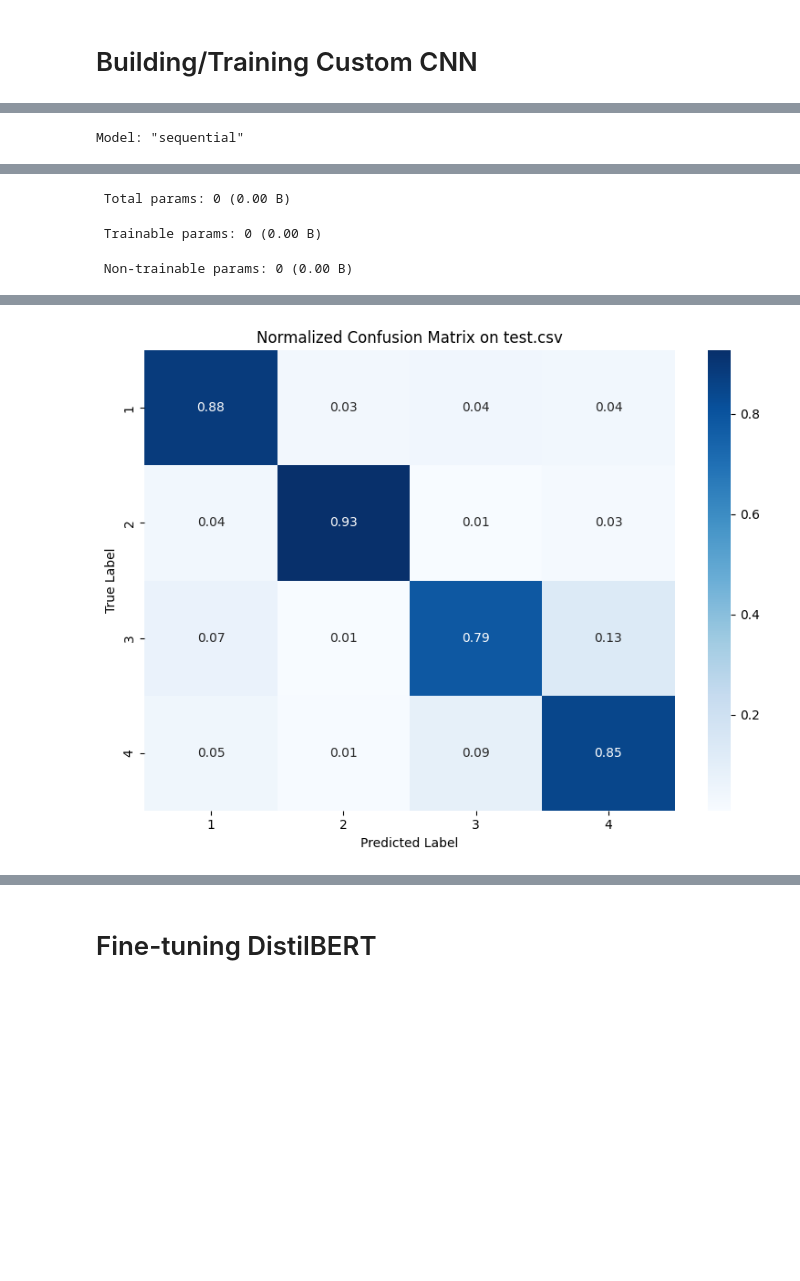
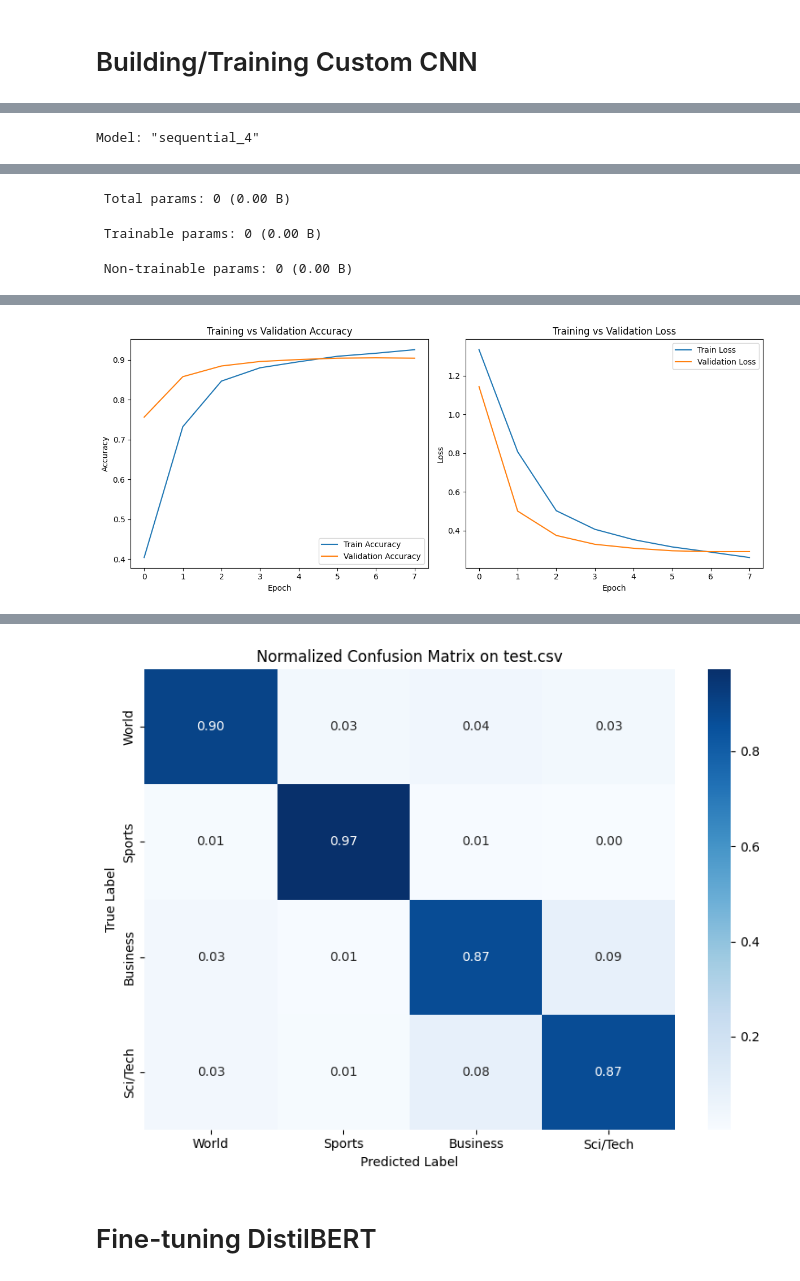
Before and after one commit to Victor-Tung/CS171_news_classification, a Jupyter notebook: CS171_news_classification.ipynb, the cells around one changed output, grey strips where cells are left out. Saved outputs shown, nothing was run; the diff lists cells and outputs as text; code cells hidden in the pictures; blank space fills up the shorter version.

```diff
--- a/CS171_news_classification.ipynb
+++ b/CS171_news_classification.ipynb
@@ -163,21 +175,24 @@ import matplotlib.pyplot as plt
 import seaborn as sns
 
 from tensorflow.keras.models import Sequential
-from tensorflow.keras.layers import Embedding, Conv1D, GlobalMaxPooling1D, Dense, Dropout
+from tensorflow.keras.layers import Embedding, Conv1D, GlobalMaxPooling1D, Dense, Dropout, SpatialDropout1D
 from sklearn.metrics import classification_report, confusion_matrix
+from tensorflow.keras.callbacks import EarlyStopping
+from tensorflow.keras.regularizers import l2
 
-embedding_dim = 128
-num_classes = y_train.shape[1]
+
+# embedding_dim = 128
+# num_classes = y_train.shape[1]
 
 model = Sequential([
-    Embedding(input_dim=max_words, output_dim=embedding_dim, input_length=X_train.shape[1]),
+    Embedding(input_dim=max_words, output_dim=embedding_dim),
     Conv1D(filters=128, kernel_size=3, activation="relu"),
     GlobalMaxPooling1D(),
-    Dense(64, activation="relu"),
+    Dropout(0.3),
+    Dense(64, activation="relu",kernel_regularizer=l2(0.001)),
     Dropout(0.5),
     Dense(num_classes, activation="softmax")
 ])
-
 model.compile(
     optimizer="adam",
     loss="categorical_crossentropy",
@@ -187,14 +202,43 @@ model.compile(
 model.summary()
 
 # Train only on train.csv
+early_stop = EarlyStopping(
+    monitor="val_loss",
+    patience=1,
+    restore_best_weights=True
+)
+
 history = model.fit(
     X_train,
     y_train,
     validation_split=0.2,
     epochs=10,
     batch_size=32,
-    verbose=1
+    callbacks=[early_stop]
 )
+
+plt.figure(figsize=(12, 5))
+
+# Accuracy plot
+plt.subplot(1, 2, 1)
+plt.plot(history.history["accuracy"], label="Train Accuracy")
+plt.plot(history.history["val_accuracy"], label="Validation Accuracy")
+plt.xlabel("Epoch")
+plt.ylabel("Accuracy")
+plt.title("Training vs Validation Accuracy")
+plt.legend()
+
+# Loss plot
+plt.subplot(1, 2, 2)
+plt.plot(history.history["loss"], label="Train Loss")
+plt.plot(history.history["val_loss"], label="Validation Loss")
+plt.xlabel("Epoch")
+plt.ylabel("Loss")
+plt.title("Training vs Validation Loss")
+plt.legend()
+
+plt.tight_layout()
+plt.show()
 
 # Test only on test.csv
 test_loss, test_acc = model.evaluate(X_test, y_test, verbose=0)
@@ -206,13 +250,30 @@ y_pred_probs = model.predict(X_test)
 y_pred = np.argmax(y_pred_probs, axis=1)
 y_true = np.argmax(y_test, axis=1)
 
-predicted_labels = label_encoder.inverse_transform(y_pred)
-true_labels = label_encoder.inverse_transform(y_true)
+# Convert encoded labels back to original IDs: "1", "2", "3", "4"
+predicted_class_ids = label_encoder.inverse_transform(y_pred)
+true_class_ids = label_encoder.inverse_transform(y_true)
+
+# Convert IDs to readable class names
+predicted_labels = [class_names[i] for i in predicted_class_ids]
+true_labels = [class_names[i] for i in true_class_ids]
+
+class_label_names = list(class_names.values())
 
 print("\nClassification Report:\n")
-print(classification_report(true_labels, predicted_labels, digits=4))
+print(classification_report(
+    true_labels,
+    predicted_labels,
+    labels=class_label_names,
+    digits=4
+))
 
-cm = confusion_matrix(true_labels, predicted_labels, labels=label_encoder.classes_)
+cm = confusion_matrix(
+    true_labels,
+    predicted_labels,
+    labels=class_label_names
+)
+
 print("\nConfusion Matrix:\n")
 print(cm)
 
@@ -224,8 +285,8 @@ sns.heatmap(
     annot=True,
     fmt=".2f",
     cmap="Blues",
-    xticklabels=label_encoder.classes_,
-    yticklabels=label_encoder.classes_
+    xticklabels=class_label_names,
+    yticklabels=class_label_names
 )
 
 plt.xlabel("Predicted Label")
@@ -234,7 +295,7 @@ plt.title("Normalized Confusion Matrix on test.csv")
 plt.tight_layout()
 plt.show()
 # %% [output]
-Model: "sequential"
+Model: "sequential_4"
 ┏━━━━━━━━━━━━━━━━━━━━━━━━━━━━━━━━━┳━━━━━━━━━━━━━━━━━━━━━━━━┳━━━━━━━━━━━━━━━┓
 ┃ Layer (type)                    ┃ Output Shape           ┃       Param # ┃
 ┡━━━━━━━━━━━━━━━━━━━━━━━━━━━━━━━━━╇━━━━━━━━━━━━━━━━━━━━━━━━╇━━━━━━━━━━━━━━━┩
@@ -274 +337 @@ Epoch 6/10
-[figure, old version]
+[figure, new version]
@@ -275,2 +355,3 @@ Epoch 6/10
+[figure, added]
 # %% [markdown]
 # Fine-tuning DistilBERT
```
Also changed, not shown: parts of 15 cells of this notebook.
